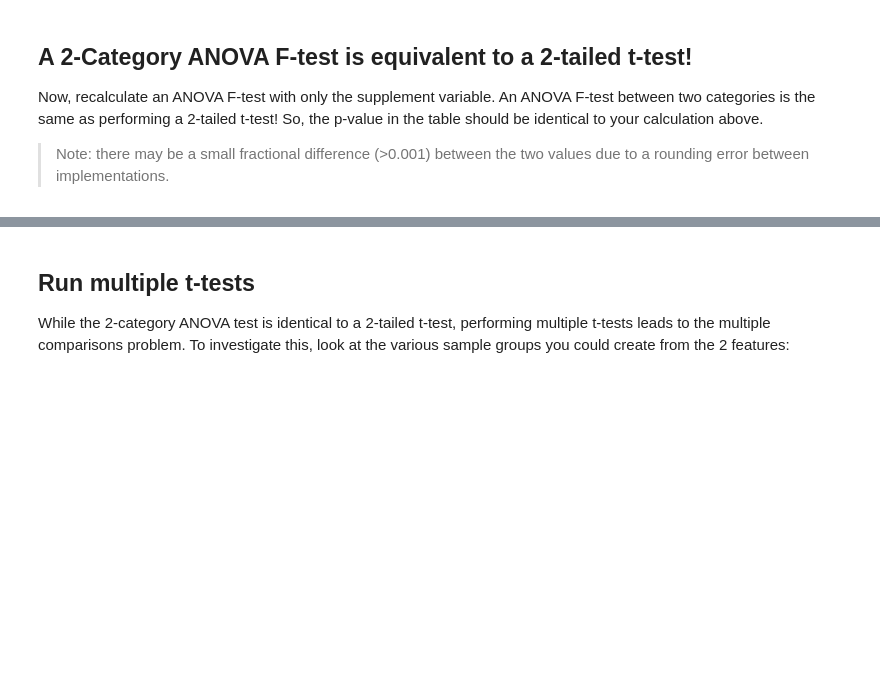
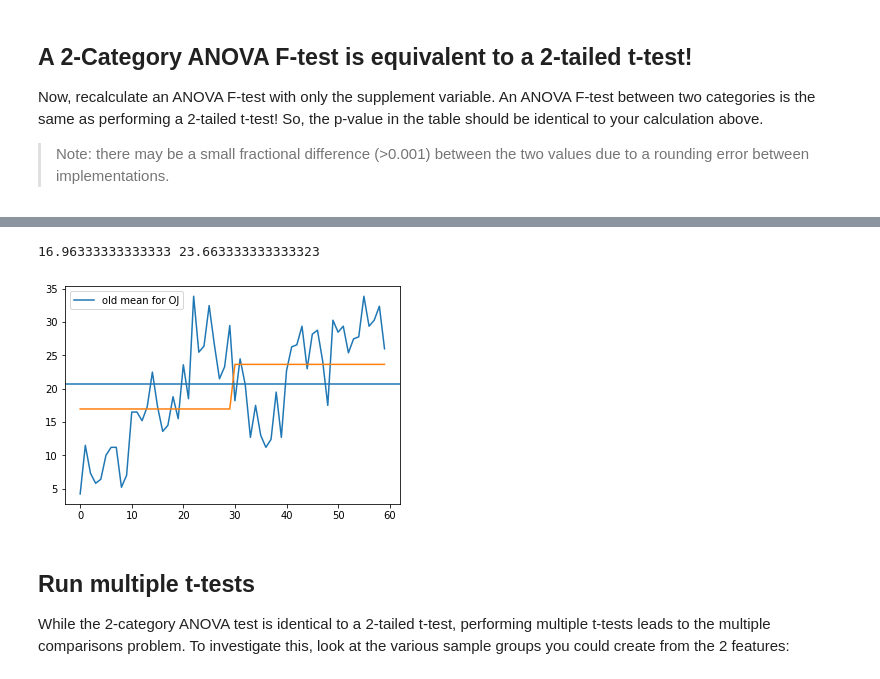
Before and after one commit to poariston/dsc-anova-lab-online-ds-pt-120919, a Jupyter notebook: index.ipynb, the cells around one changed output, grey strips where cells are left out. Drawn from its saved outputs; the diff is of its cells as text; code cells hidden in the pictures; blank space fills up the shorter version.

```diff
--- a/index.ipynb
+++ b/index.ipynb
@@ -305,0 +379,13 @@ Residual  3246.859333  58.0       NaN       NaN
+# %%
+# Now let's see if the regression coefficient for supp (OJ/VC) is bigger with the +3 added to OJ lengths
+formula= 'len ~ C(supp)'
+df3=df.copy()
+df3['temp']= (df3['supp'] == 'OJ')
+
+df3['len']=df3['len']+3*df3['temp']
+df3
+
+lm3 = ols(formula,df3).fit()
+print(lm3.summary())
+table3= sm.stats.anova_lm(lm3,typ=2)
+print(table3)
@@ -306,3 +412,18 @@ Residual  3246.859333  58.0       NaN       NaN
+# %%
+# visual test of the formula found through OLS linear regression
+dft=df3.copy()
+dft['temp'] = 'VC'
+dft
+dft['supp_bin'] = (dft['supp'] == dft['temp'])
+dft['formula'] = 23.663 -6.7 * dft['supp_bin']
+plt.plot(dft.index,dft['len'])
+plt.plot(dft.index,dft['formula'])
+plt.axhline(20.663333,label = 'old mean for OJ')
+plt.legend()
+print(mean_smpl_VC,mean2_smpl_OJ)
+# %% [output]
+16.96333333333333 23.663333333333323
+[figure, added]
 # %% [markdown]
 ## Run multiple t-tests
 
```
Also changed, not shown: parts of 15 cells of this notebook.
